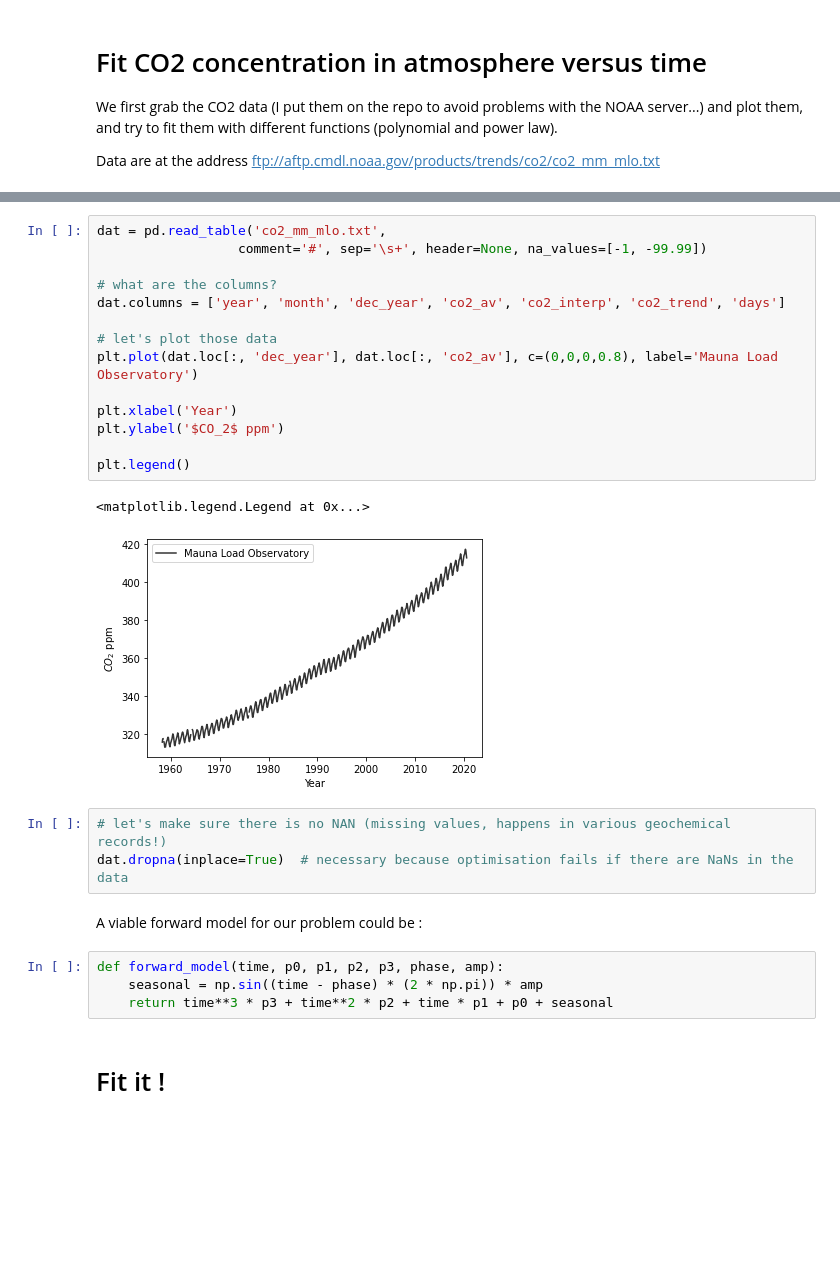
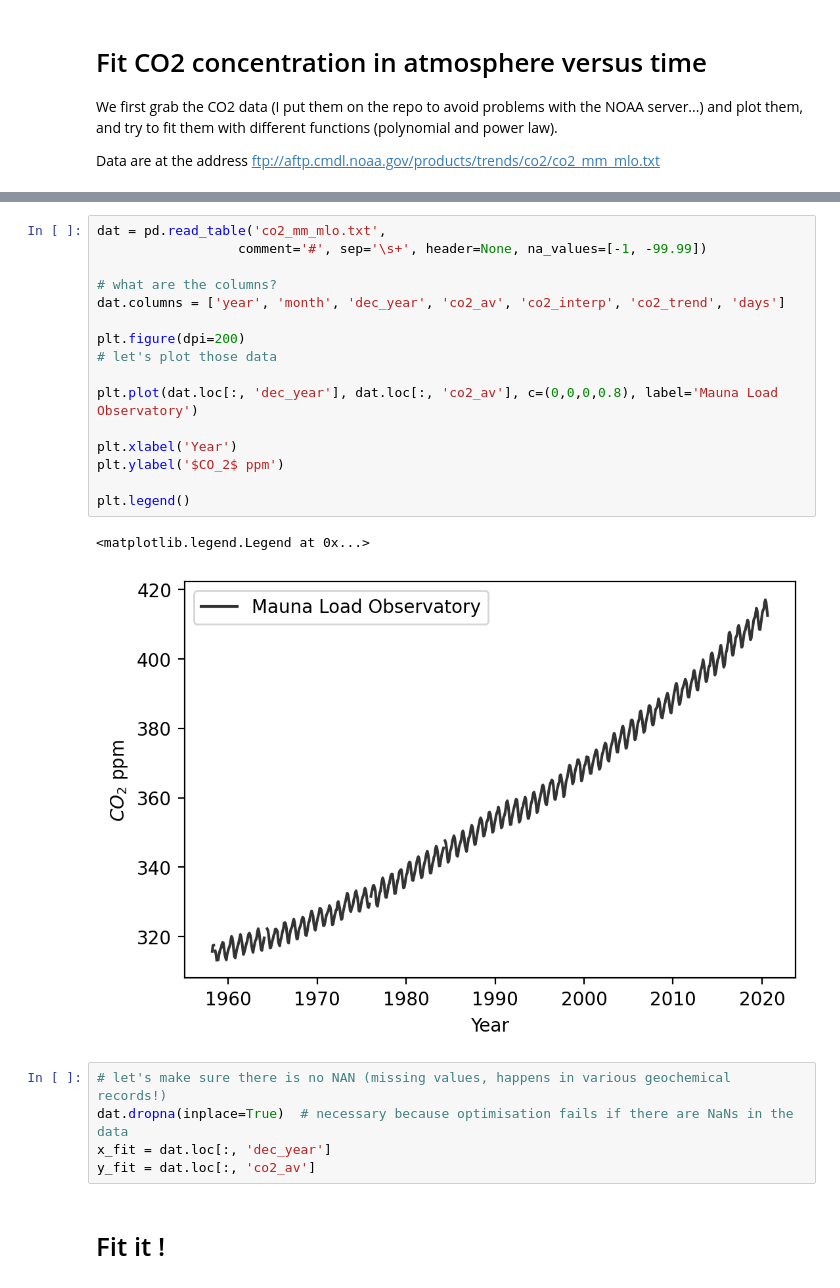
Before and after one commit to charlesll/ModelisationGeochimie, a Jupyter notebook: 05_FitCO2.ipynb, the cells around one changed output, grey strips where cells are left out. Cells and saved outputs as stored; diff of their text form; blank space fills up the shorter version.

```diff
--- a/05_FitCO2.ipynb
+++ b/05_FitCO2.ipynb
@@ -23,28 +27,26 @@ np.random.seed(seed=42)
 # %%
 dat = pd.read_table('co2_mm_mlo.txt',
                   comment='#', sep='\s+', header=None, na_values=[-1, -99.99])
 
 # what are the columns?
 dat.columns = ['year', 'month', 'dec_year', 'co2_av', 'co2_interp', 'co2_trend', 'days']
 
+plt.figure(dpi=200)
 # let's plot those data
+
 plt.plot(dat.loc[:, 'dec_year'], dat.loc[:, 'co2_av'], c=(0,0,0,0.8), label='Mauna Load Observatory')
 
 plt.xlabel('Year')
 plt.ylabel('$CO_2$ ppm')
 
 plt.legend()
 # %% [output]
 <matplotlib.legend.Legend at 0x...>
-[figure, old version]
+[figure, new version]
 # %%
 # let's make sure there is no NAN (missing values, happens in various geochemical records!)
 dat.dropna(inplace=True)  # necessary because optimisation fails if there are NaNs in the data
+x_fit = dat.loc[:, 'dec_year']
+y_fit = dat.loc[:, 'co2_av']
-# %% [markdown]
-A viable forward model for our problem could be :
-# %%
-def forward_model(time, p0, p1, p2, p3, phase, amp):
-    seasonal = np.sin((time - phase) * (2 * np.pi)) * amp
-    return time**3 * p3 + time**2 * p2 + time * p1 + p0 + seasonal
 # %% [markdown]
 # Fit it !
```
Also changed, not shown: parts of 5 cells of this notebook, 4 other files.
